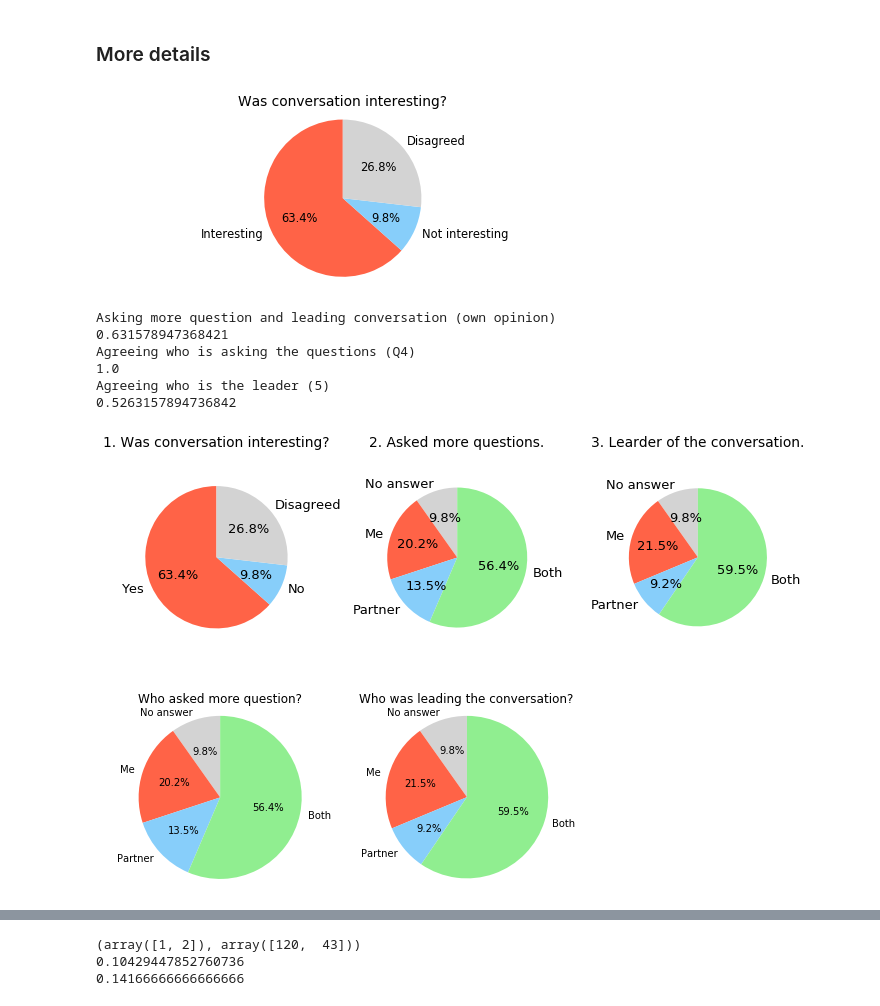
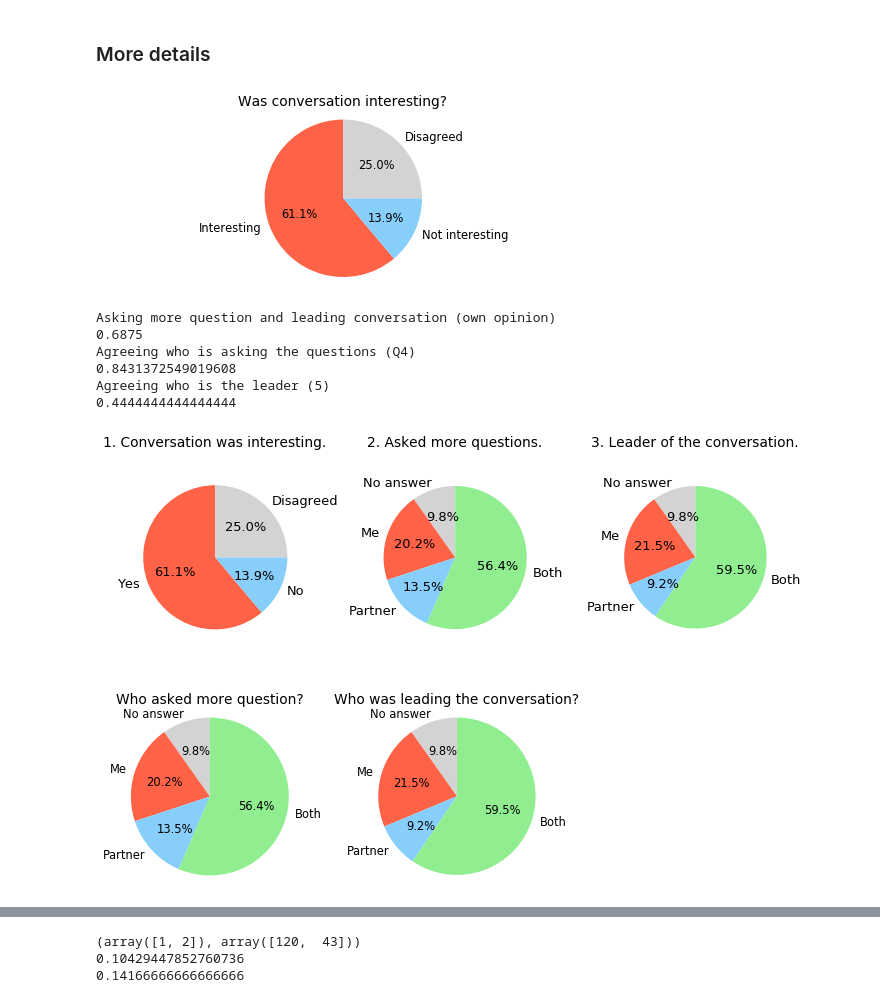
Before and after one commit to aalto-speech/FinChat, a Jupyter notebook: notebooks/statistics.ipynb, the cells around one changed output, grey strips where cells are left out. Drawn from its saved outputs; the diff is of its cells as text; code cells hidden in the pictures.

```diff
--- a/notebooks/statistics.ipynb
+++ b/notebooks/statistics.ipynb
@@ -11,8 +11,8 @@ from collections import Counter
 from wordcloud import WordCloud, STOPWORDS, ImageColorGenerator
 # %%
 # Loading the corpus
-chat_data = pd.read_csv('data/finchat_200306.csv')
-meta_data = pd.read_csv('data/meta_data_200304.csv')
+chat_data = pd.read_csv('../finchat-corpus/finchat_chat_conversations.csv')
+meta_data = pd.read_csv('../finchat-corpus/finchat_meta_data.csv')
 # %%
 chat_data.dtypes
 # %% [output]
@@ -407,7 +404,7 @@ plt.tight_layout()
 
 #plt.savefig('figs/q1_pie_wdis_staff.png', bbox_inches='tight', dpi=300)
 # %% [output]
-[figure, old version]
+[figure, new version]
 # %%
 # Similarties between answers for Q4 and Q5
 
@@ -470,11 +467,11 @@ print('Agreeing who is the leader (5)')
 print((q5_agreed_i+q5_agreed_b)/(q5_agreed_i+q5_agreed_b+q5_disa))
 # %% [output]
 Asking more question and leading conversation (own opinion)
-0.631578947368421
+0.6875
 Agreeing who is asking the questions (Q4)
-1.0
+0.8431372549019608
 Agreeing who is the leader (5)
-0.5263157894736842
+0.4444444444444444
 # %%
 # Plots with disagreement and no answers.
 
@@ -503,7 +500,7 @@ sizes = np.array([pos_sum, neg_sum, diff_sum])
 colors = ['tomato', 'lightskyblue','lightgray']
 
 ax1.pie(sizes, colors = colors, labels=labels, autopct='%1.1f%%', startangle=90, textprops={'fontsize': 13})
-ax1.set_title('1. Was conversation interesting?')
+ax1.set_title('1. Conversation was interesting.')
 # Equal aspect ratio ensures that pie is drawn as a circle
 ax1.axis('equal')
 plt.tight_layout()
@@ -512,36 +509,36 @@ plt.tight_layout()
 
 # Pie chart
 labels = ['No answer', 'Me', 'Partner', 'Both']
 sizes = np.array(meta_data["Q4"].value_counts(sort=False))
 #colors
 #colors = ['#ff9999','#66b3ff']
 colors = ['lightgray', 'tomato','lightskyblue','lightgreen']
 
 ax2.set_title('2. Asked more questions.')
 ax2.pie(sizes, colors = colors, labels=labels, autopct='%1.1f%%', startangle=90,  textprops={'fontsize': 13})
 
 
 # Equal aspect ratio ensures that pie is drawn as a circle
 ax2.axis('equal')
 plt.tight_layout()
 #plt.show()
 
 ##### Q5
 sizes2 = np.array(meta_data["Q5"].value_counts(sort=False))
 ax3.pie(sizes2, colors = colors, labels=labels, autopct='%1.1f%%', startangle=90,  textprops={'fontsize': 13})
 
-ax3.set_title('3. Learder of the conversation.')
+ax3.set_title('3. Leader of the conversation.')
 
 # Equal aspect ratio ensures that pie is drawn as a circle
 ax3.axis('equal')
 plt.tight_layout()
 
 
 #axs[1, 2].axis('off')
 
-plt.savefig('figs/questionnairre_pies_smaller.png', bbox_inches='tight', dpi=300)
+plt.savefig('questionnairre_pies_smaller_fixed.png', bbox_inches='tight', dpi=300)
 # %% [output]
-[figure, old version]
+[figure, new version]
 # %%
 # Pie plots for Q4 & Q5
 # For whole set. Change meta_data -> meta_subset if want to plot for subset.
@@ -578,7 +575,7 @@ plt.tight_layout()
 # Save plot
 #plt.savefig('figs/q4_q5_pie.png', bbox_inches='tight', dpi=300)
 # %% [output]
-[figure, old version]
+[figure, new version]
 # %%
 # Combined plots.
 
```
Also changed, not shown: parts of 9 cells of this notebook.
